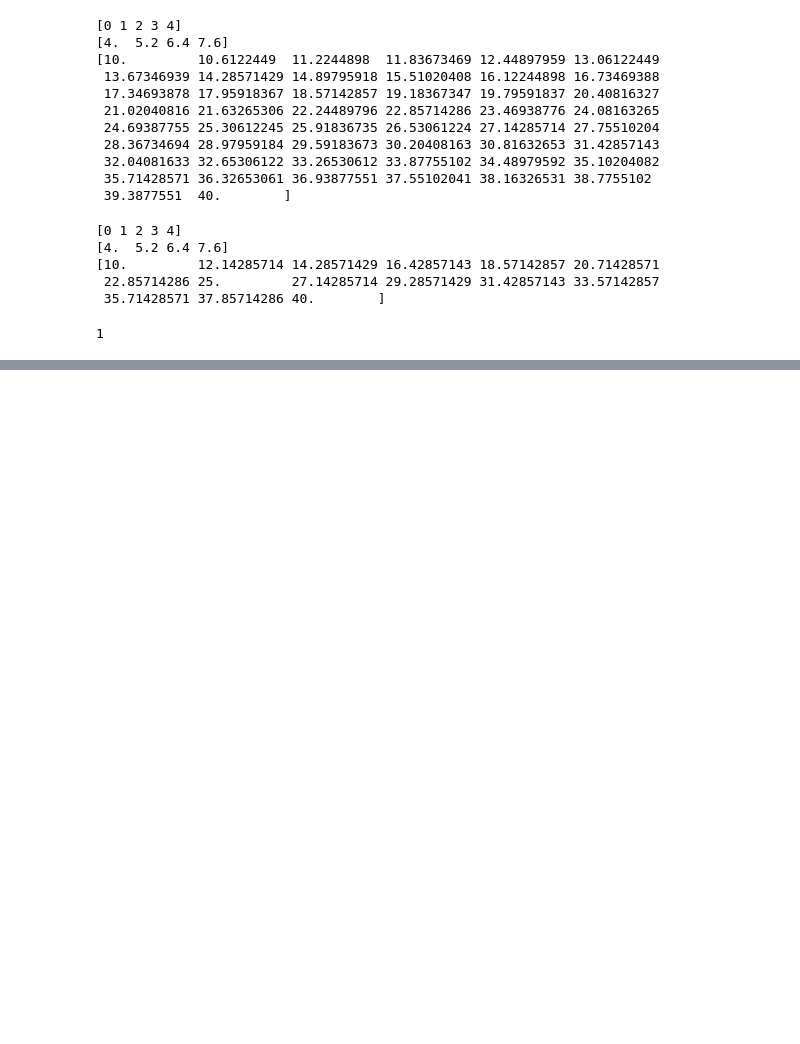
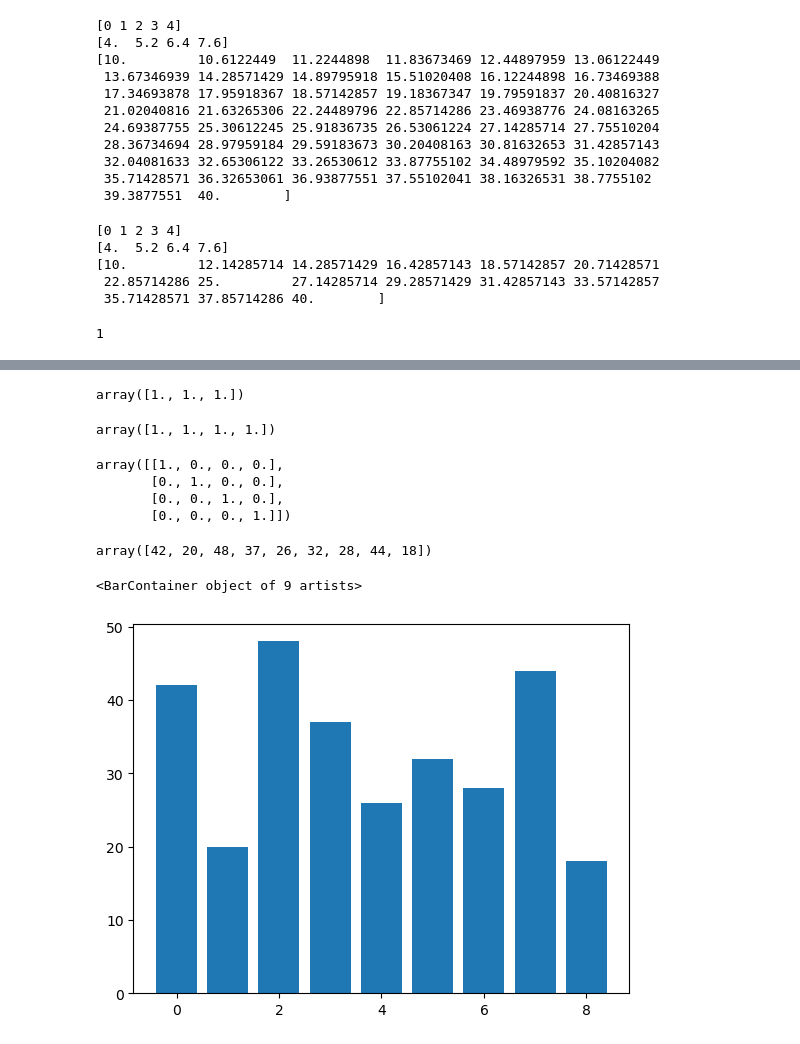
Before and after one commit to Prosper-deagle10/Smartech_hub, a Jupyter notebook: Class/Numpy class/Numpy.ipynb, the cells around one changed output, grey strips where cells are left out. Cells and saved outputs as stored; diff of their text form; code cells hidden in the pictures; blank space fills up the shorter version.

Commit message:
Numpy

```diff
--- a/Class/Numpy class/Numpy.ipynb
+++ b/Class/Numpy class/Numpy.ipynb
@@ -161,0 +269,28 @@ print(k)
+# %%
+np.ones(3)
+# %% [output]
+array([1., 1., 1.])
+# %%
+np.ones(4)
+# %% [output]
+array([1., 1., 1., 1.])
+# %%
+identity is used to arrange the ones in diagonal.
+np.identity(4)
+# %% [output]
+array([[1., 0., 0., 0.],
+       [0., 1., 0., 0.],
+       [0., 0., 1., 0.],
+       [0., 0., 0., 1.]])
+# %%
+ages = np.random.randint(18,50,9)
+ages
+# %% [output]
+array([42, 20, 48, 37, 26, 32, 28, 44, 18])
+# %%
+import numpy as np
+import matplotlib.pyplot as plt
+plt.bar(np.arange(9), ages)
+# %% [output]
+<BarContainer object of 9 artists>
+[figure, added]
```
Also changed, not shown: parts of 23 cells of this notebook.
